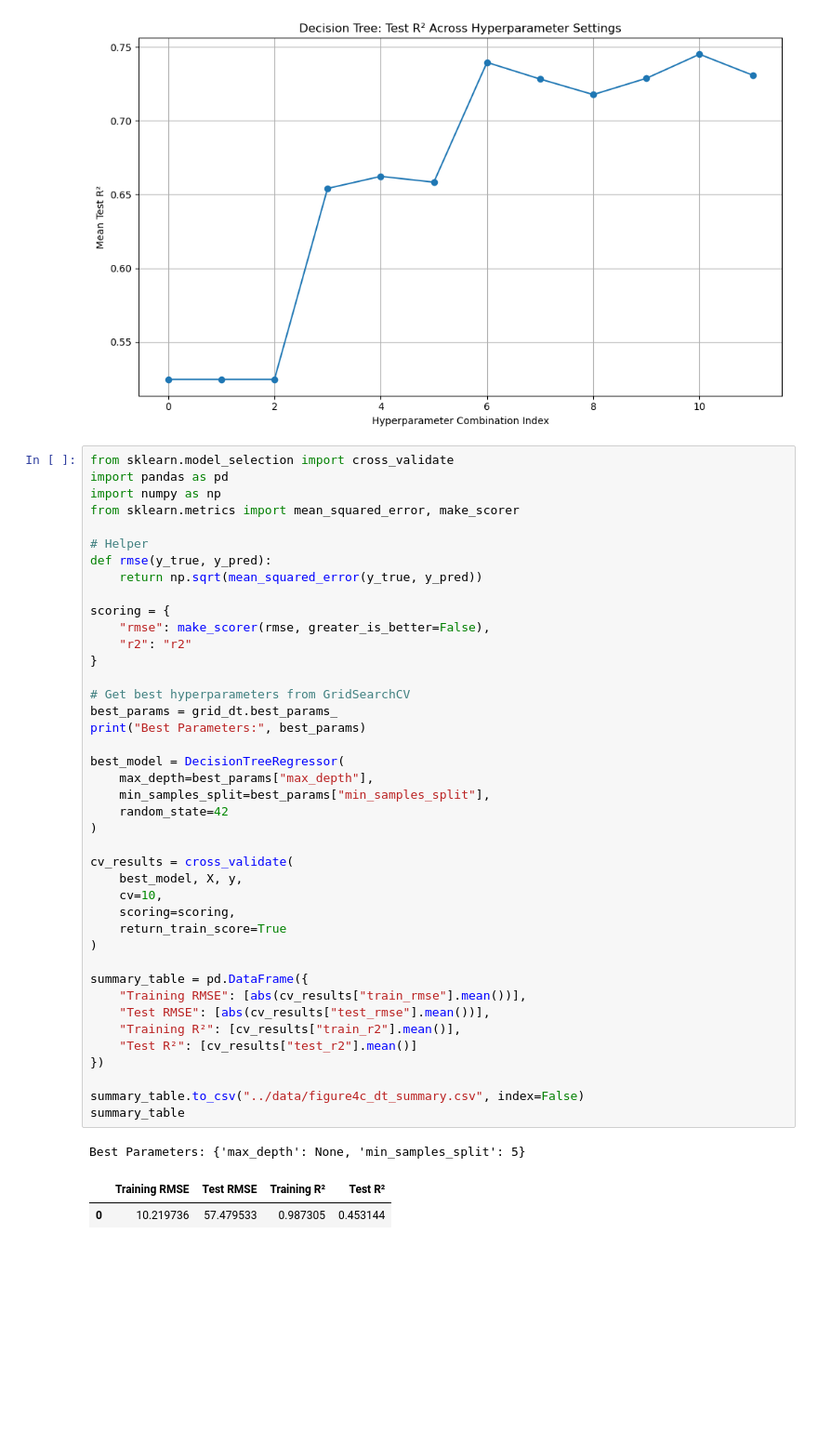
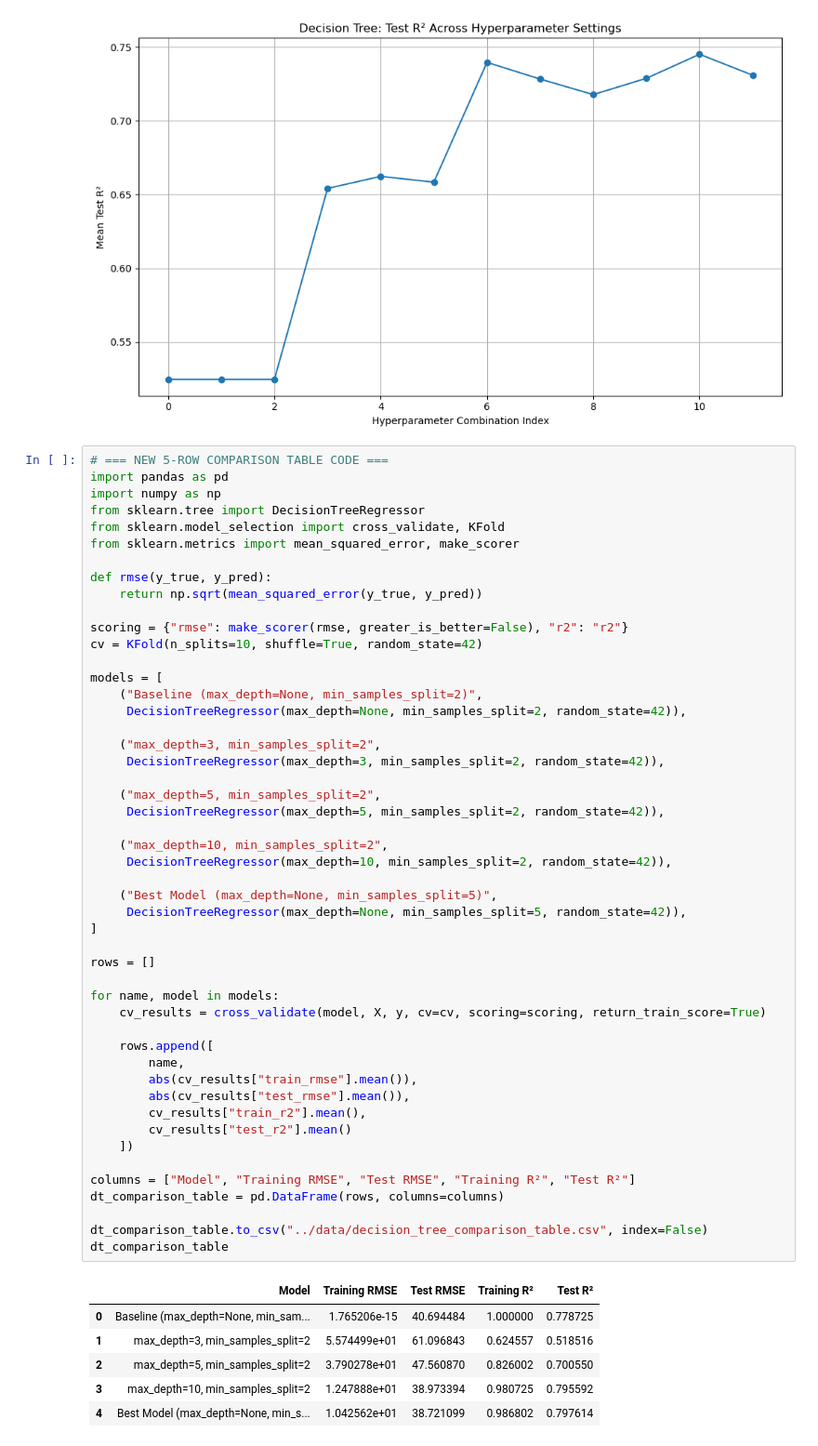
Before and after one commit to Kellylin-x/CT4101-Assignment2, a Jupyter notebook: notebooks/Assignment2_Regressor.ipynb, the cells around one changed output. Shown: that part at 93% size. Drawn from its saved outputs; the diff is of its cells as text; blank space fills up the shorter version.

Commit message:
Added Decision Tree hyperparameter comparison table with CV metrics and updated evaluation workflow.

```diff
--- a/notebooks/Assignment2_Regressor.ipynb
+++ b/notebooks/Assignment2_Regressor.ipynb
@@ -203,47 +203,58 @@ plt.show()
 # %% [output]
 [figure]
 # %%
-from sklearn.model_selection import cross_validate
+# === NEW 5-ROW COMPARISON TABLE CODE ===
 import pandas as pd
 import numpy as np
+from sklearn.tree import DecisionTreeRegressor
+from sklearn.model_selection import cross_validate, KFold
 from sklearn.metrics import mean_squared_error, make_scorer
 
-# Helper
 def rmse(y_true, y_pred):
     return np.sqrt(mean_squared_error(y_true, y_pred))
 
-scoring = {
-    "rmse": make_scorer(rmse, greater_is_better=False),
-    "r2": "r2"
-}
+scoring = {"rmse": make_scorer(rmse, greater_is_better=False), "r2": "r2"}
+cv = KFold(n_splits=10, shuffle=True, random_state=42)
 
-# Get best hyperparameters from GridSearchCV
-best_params = grid_dt.best_params_
-print("Best Parameters:", best_params)
+models = [
+    ("Baseline (max_depth=None, min_samples_split=2)",
+     DecisionTreeRegressor(max_depth=None, min_samples_split=2, random_state=42)),
 
-best_model = DecisionTreeRegressor(
-    max_depth=best_params["max_depth"],
-    min_samples_split=best_params["min_samples_split"],
-    random_state=42
-)
+    ("max_depth=3, min_samples_split=2",
+     DecisionTreeRegressor(max_depth=3, min_samples_split=2, random_state=42)),
 
-cv_results = cross_validate(
-    best_model, X, y,
-    cv=10,
-    scoring=scoring,
-    return_train_score=True
-)
+    ("max_depth=5, min_samples_split=2",
+     DecisionTreeRegressor(max_depth=5, min_samples_split=2, random_state=42)),
 
-summary_table = pd.DataFrame({
-    "Training RMSE": [abs(cv_results["train_rmse"].mean())],
-    "Test RMSE": [abs(cv_results["test_rmse"].mean())],
-    "Training R²": [cv_results["train_r2"].mean()],
-    "Test R²": [cv_results["test_r2"].mean()]
-})
+    ("max_depth=10, min_samples_split=2",
+     DecisionTreeRegressor(max_depth=10, min_samples_split=2, random_state=42)),
 
-summary_table.to_csv("../data/figure4c_dt_summary.csv", index=False)
-summary_table
+    ("Best Model (max_depth=None, min_samples_split=5)",
+     DecisionTreeRegressor(max_depth=None, min_samples_split=5, random_state=42)),
+]
+
+rows = []
+
+for name, model in models:
+    cv_results = cross_validate(model, X, y, cv=cv, scoring=scoring, return_train_score=True)
+
+    rows.append([
+        name,
+        abs(cv_results["train_rmse"].mean()),
+        abs(cv_results["test_rmse"].mean()),
+        cv_results["train_r2"].mean(),
+        cv_results["test_r2"].mean()
+    ])
+
+columns = ["Model", "Training RMSE", "Test RMSE", "Training R²", "Test R²"]
+dt_comparison_table = pd.DataFrame(rows, columns=columns)
+
+dt_comparison_table.to_csv("../data/decision_tree_comparison_table.csv", index=False)
+dt_comparison_table
 # %% [output]
-Best Parameters: {'max_depth': None, 'min_samples_split': 5}
-|  | Training RMSE | Test RMSE | Training R² | Test R² |
-| 0 | 10.219736 | 57.479533 | 0.987305 | 0.453144 |
+|  | Model | Training RMSE | Test RMSE | Training R² | Test R² |
+| 0 | Baseline (max_depth=None, min_sam... | 1.765206e-15 | 40.694484 | 1.000000 | 0.778725 |
+| 1 | max_depth=3, min_samples_split=2 | 5.574499e+01 | 61.096843 | 0.624557 | 0.518516 |
+| 2 | max_depth=5, min_samples_split=2 | 3.790278e+01 | 47.560870 | 0.826002 | 0.700550 |
+| 3 | max_depth=10, min_samples_split=2 | 1.247888e+01 | 38.973394 | 0.980725 | 0.795592 |
+| 4 | Best Model (max_depth=None, min_s... | 1.042562e+01 | 38.721099 | 0.986802 | 0.797614 |
```
Also changed, not shown: 2 other files.
